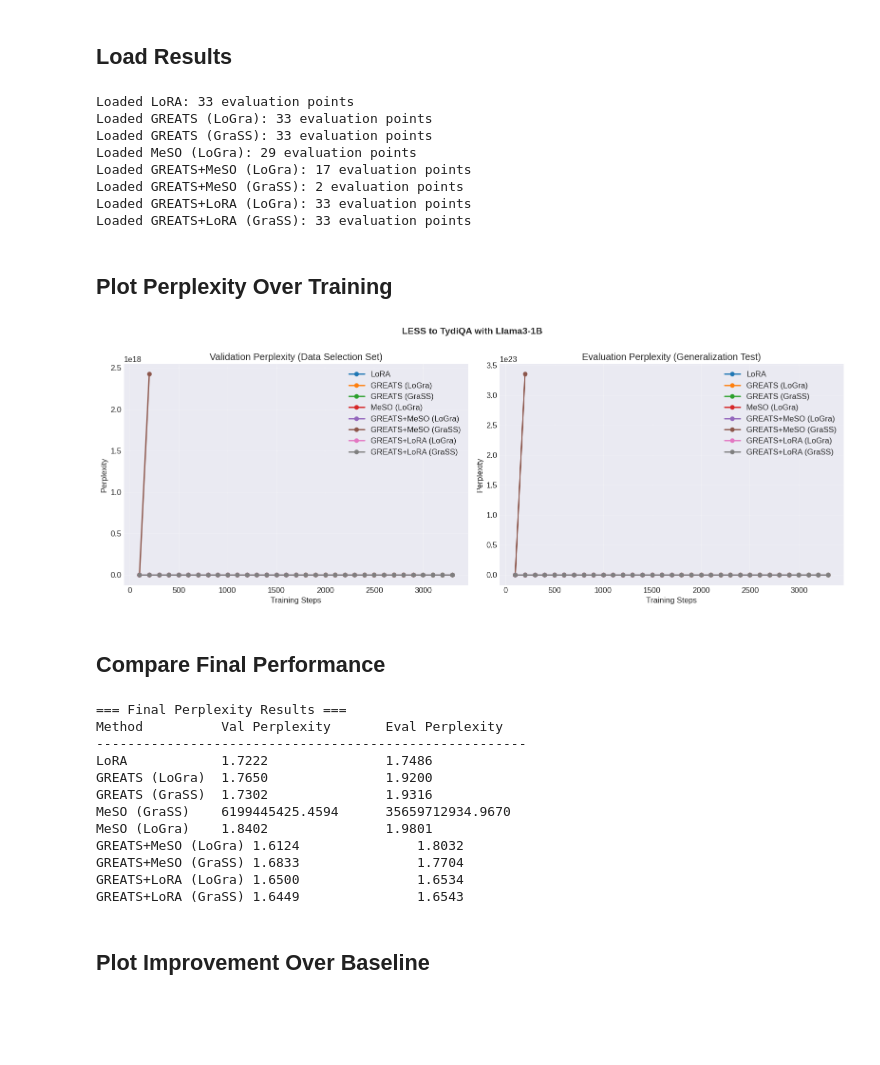
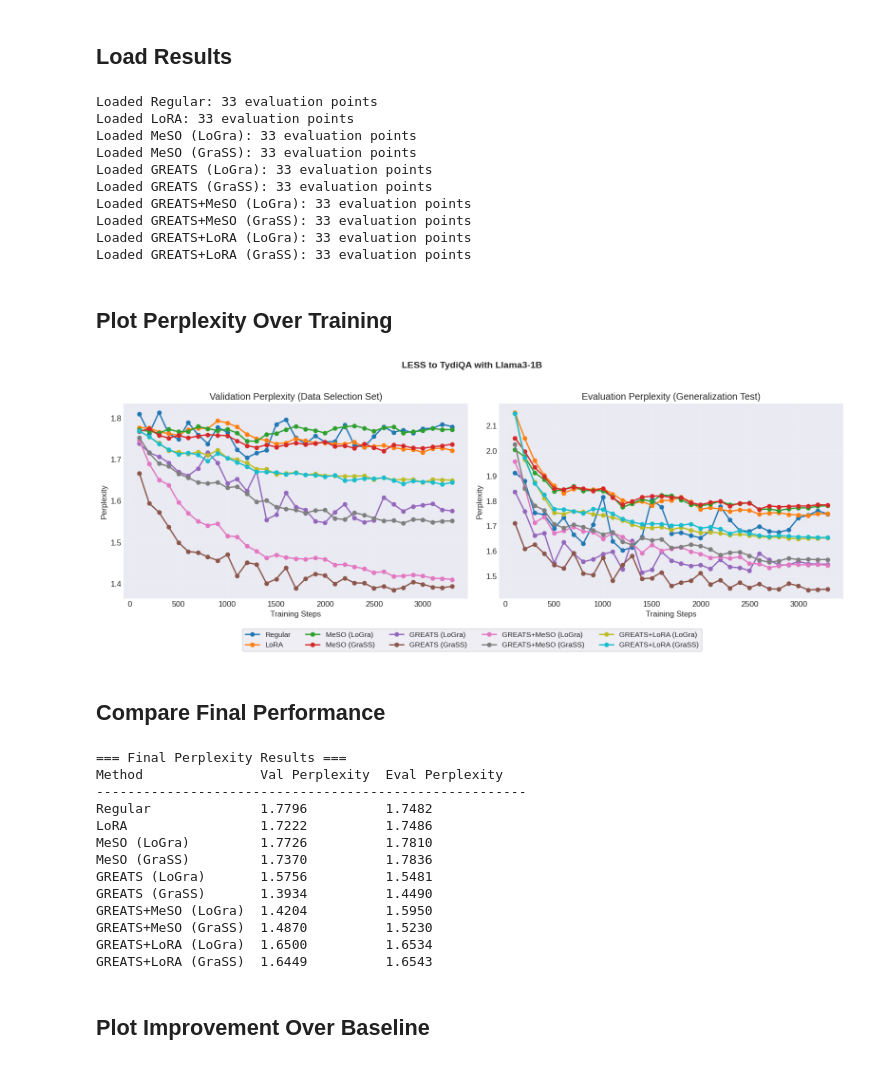
Before and after one commit to TRAIS-Lab/Dr.Post-Training, a Jupyter notebook: experiment/result.ipynb, the cells around one changed output. Drawn from its saved outputs; the diff is of its cells as text; code cells hidden in the pictures; blank space fills up the shorter version.

```diff
--- a/experiment/result.ipynb
+++ b/experiment/result.ipynb
@@ -22,14 +22,14 @@ out_dir = "/scratch/pbb/Project/Efficient-Fine-Tuning"
 experiment_configs = {
     # TydiQA experiments
     'tydiqa': {
-        'Regular': (8, 0.1, 5, '5e-05', 3, 'full'),
+        'Regular': (8, 0.1, 5, '5e-06', 3, 'full'),
         'LoRA': (8, 0.1, 5, '5e-05', 3, 'lora'),
-        'MeSO (GraSS)': (8, 0.1, 5, '5e-05', 3, 'full'),
-        'MeSO (LoGra)': (8, 0.1, 5, '5e-05', 3, 'full'),
-        'GREATS (GraSS)': (8, 0.1, 5, '5e-05', 3, 'full'),
-        'GREATS (LoGra)': (8, 0.1, 5, '5e-05', 3, 'full'),
-        'GREATS+MeSO (LoGra)': (8, 0.1, 5, '5e-05', 3, 'full'),
-        'GREATS+MeSO (GraSS)': (8, 0.1, 5, '5e-05', 3, 'full'),
+        'MeSO (GraSS)': (8, 0.1, 5, '5e-06', 3, 'full'),
+        'MeSO (LoGra)': (8, 0.1, 5, '5e-06', 3, 'full'),
+        'GREATS (GraSS)': (8, 0.1, 5, '5e-06', 3, 'full'),
+        'GREATS (LoGra)': (8, 0.1, 5, '5e-06', 3, 'full'),
+        'GREATS+MeSO (LoGra)': (8, 0.1, 5, '5e-06', 3, 'full'),
+        'GREATS+MeSO (GraSS)': (8, 0.1, 5, '5e-06', 3, 'full'),
         'GREATS+LoRA (GraSS)': (8, 0.1, 5, '5e-05', 3, 'lora'),
         'GREATS+LoRA (LoGra)': (8, 0.1, 5, '5e-05', 3, 'lora'),
     },
@@ -129,12 +129,12 @@ def build_experiment_path(task, data_selection, optimizer, compressor, method_na
 
 # Define which experiments to load for the current task
 experiments = {
-    # 'Regular': build_experiment_path(task, 'NA', 'Regular', 'NA', 'Regular'),
+    'Regular': build_experiment_path(task, 'NA', 'Regular', 'NA', 'Regular'),
     'LoRA': build_experiment_path(task, 'NA', 'Regular', 'NA', 'LoRA'),
+    'MeSO (LoGra)': build_experiment_path(task, 'NA', 'MeSO', 'LoGra', 'MeSO (LoGra)'),
+    'MeSO (GraSS)': build_experiment_path(task, 'NA', 'MeSO', 'GraSS', 'MeSO (GraSS)'),
     'GREATS (LoGra)': build_experiment_path(task, 'GREATS', 'Regular', 'LoGra', 'GREATS (LoGra)'),
     'GREATS (GraSS)': build_experiment_path(task, 'GREATS', 'Regular', 'GraSS', 'GREATS (GraSS)'),
-    'MeSO (GraSS)': build_experiment_path(task, 'NA', 'MeSO', 'GraSS', 'MeSO (GraSS)'),
-    'MeSO (LoGra)': build_experiment_path(task, 'NA', 'MeSO', 'LoGra', 'MeSO (LoGra)'),
     'GREATS+MeSO (LoGra)': build_experiment_path(task, 'GREATS', 'MeSO', 'LoGra', 'GREATS+MeSO (LoGra)'),
     'GREATS+MeSO (GraSS)': build_experiment_path(task, 'GREATS', 'MeSO', 'GraSS', 'GREATS+MeSO (GraSS)'),
     'GREATS+LoRA (LoGra)': build_experiment_path(task, 'GREATS', 'Regular', 'LoGra', 'GREATS+LoRA (LoGra)'),
@@ -153,12 +153,14 @@ for name, path in experiments.items():
     else:
         print(f"Warning: {path} not found")
 # %% [output]
+Loaded Regular: 33 evaluation points
 Loaded LoRA: 33 evaluation points
+Loaded MeSO (LoGra): 33 evaluation points
+Loaded MeSO (GraSS): 33 evaluation points
 Loaded GREATS (LoGra): 33 evaluation points
 Loaded GREATS (GraSS): 33 evaluation points
-Loaded MeSO (LoGra): 29 evaluation points
-Loaded GREATS+MeSO (LoGra): 17 evaluation points
-Loaded GREATS+MeSO (GraSS): 2 evaluation points
+Loaded GREATS+MeSO (LoGra): 33 evaluation points
+Loaded GREATS+MeSO (GraSS): 33 evaluation points
 Loaded GREATS+LoRA (LoGra): 33 evaluation points
 Loaded GREATS+LoRA (GraSS): 33 evaluation points
 # %% [markdown]
@@ -178,7 +180,7 @@ else:
 fig, axes = plt.subplots(1, 2, figsize=(16, 6))
 
 # Add main title
-fig.suptitle(plot_title, fontsize=14, fontweight='bold', y=1.00)
+fig.suptitle(plot_title, fontsize=14, fontweight='bold', y=0.98)
 
 # Plot validation perplexity (small set for data selection)
 ax = axes[0]
@@ -202,63 +204,70 @@ for name, data in results.items():
 ax.set_xlabel('Training Steps')
 ax.set_ylabel('Perplexity')
 ax.set_title('Validation Perplexity (Data Selection Set)')
-ax.legend()
 ax.grid(True, alpha=0.3)
 
 # Plot evaluation perplexity (large held-out set)
 ax = axes[1]
 for name, data in results.items():
     # Filter data by max_steps if specified
     if max_steps is not None:
         mask = data['steps'] <= max_steps
         steps = data['steps'][mask]
         eval_perp = data['eval_perplexity'][mask]
     else:
         steps = data['steps']
         eval_perp = data['eval_perplexity']
 
     # Sample every N-th step if step_interval is specified
     if step_interval is not None:
         indices = np.arange(0, len(steps), step_interval)
         steps = steps[indices]
         eval_perp = eval_perp[indices]
 
     ax.plot(steps, eval_perp, label=name, marker='o', linewidth=2)
 ax.set_xlabel('Training Steps')
 ax.set_ylabel('Perplexity')
 ax.set_title('Evaluation Perplexity (Generalization Test)')
-ax.legend()
 ax.grid(True, alpha=0.3)
 
-plt.tight_layout()
+# Get handles and labels from one of the subplots (they're the same for both)
+handles, labels = axes[0].get_legend_handles_labels()
+
+# Create a single legend at the bottom of the figure
+fig.legend(handles, labels, loc='lower center', bbox_to_anchor=(0.5, -0.05),
+           ncol=5, frameon=True, fontsize=11)
+
+# Adjust layout to make room for the legend
+plt.tight_layout(rect=[0, 0.05, 1, 0.96])
 plt.show()
 # %% [output]
-[figure, old version]
+[figure, new version]
 # %% [markdown]
 ## Compare Final Performance
 # %%
 # Print final results
 print("\n=== Final Perplexity Results ===")
-print(f"{'Method':<15} {'Val Perplexity':<20} {'Eval Perplexity':<20}")
+print(f"{'Method':<20} {'Val Perplexity':<15} {'Eval Perplexity':<20}")
 print("-" * 55)
 
 for name, data in results.items():
     final_val = data['val_perplexity'][-1]
     final_eval = data['eval_perplexity'][-1]
-    print(f"{name:<15} {final_val:<20.4f} {final_eval:<20.4f}")
+    print(f"{name:<20} {final_val:<15.4f} {final_eval:<15.4f}")
 # %% [output]
 === Final Perplexity Results ===
-Method          Val Perplexity       Eval Perplexity
+Method               Val Perplexity  Eval Perplexity
 -------------------------------------------------------
-LoRA            1.7222               1.7486
-GREATS (LoGra)  1.7650               1.9200
-GREATS (GraSS)  1.7302               1.9316
-MeSO (GraSS)    6199445425.4594      35659712934.9670
-MeSO (LoGra)    1.8402               1.9801
-GREATS+MeSO (LoGra) 1.6124               1.8032
-GREATS+MeSO (GraSS) 1.6833               1.7704
-GREATS+LoRA (LoGra) 1.6500               1.6534
-GREATS+LoRA (GraSS) 1.6449               1.6543
+Regular              1.7796          1.7482
+LoRA                 1.7222          1.7486
+MeSO (LoGra)         1.7726          1.7810
+MeSO (GraSS)         1.7370          1.7836
+GREATS (LoGra)       1.5756          1.5481
+GREATS (GraSS)       1.3934          1.4490
+GREATS+MeSO (LoGra)  1.4204          1.5950
+GREATS+MeSO (GraSS)  1.4870          1.5230
+GREATS+LoRA (LoGra)  1.6500          1.6534
+GREATS+LoRA (GraSS)  1.6449          1.6543
 # %% [markdown]
 ## Plot Improvement Over Baseline
 # %%
```
Also changed, not shown: 51 other files.
